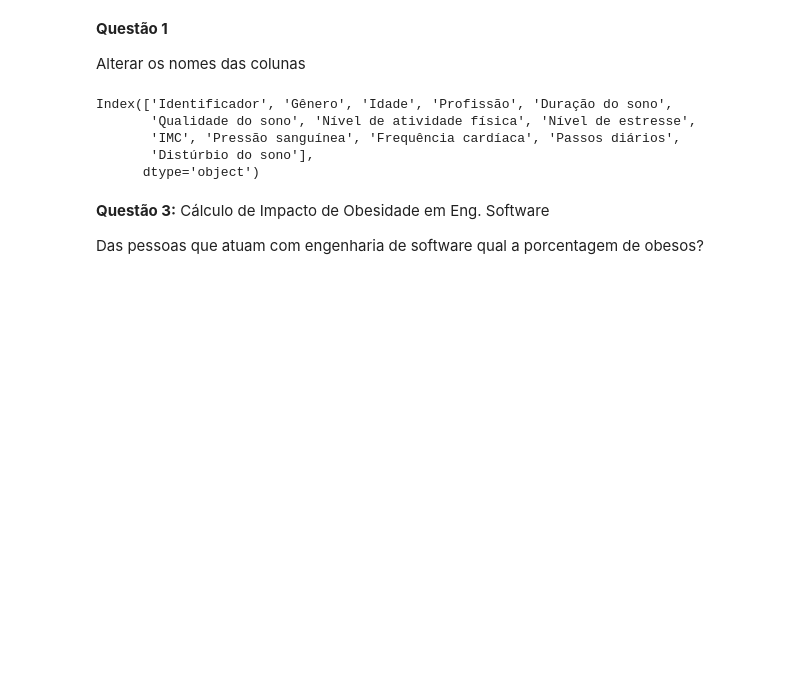
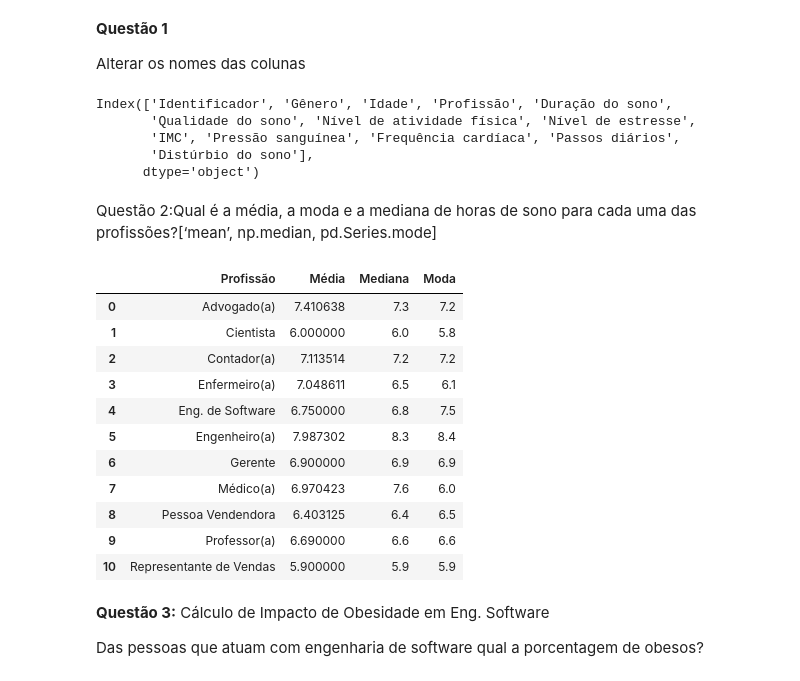
Before and after one commit to karoll-kf/Nina-da-Hora---Python-para-Dados-Bootcamp-Data-Analytics-2026.1, a Jupyter notebook: Colab.py.ipynb, the cells around one changed output. Saved outputs shown, nothing was run; the diff lists cells and outputs as text; code cells hidden in the pictures; blank space fills up the shorter version.

Commit message:
Add files via upload
Adiciona resolução da Questão 2

```diff
--- a/Colab.py.ipynb
+++ b/Colab.py.ipynb
@@ -21,6 +21,37 @@ Index(['Identificador', 'Gênero', 'Idade', 'Profissão', 'Duração do sono',
        'IMC', 'Pressão sanguínea', 'Frequência cardíaca', 'Passos diários',
        'Distúrbio do sono'],
       dtype='object')
+# %% [markdown]
+Questão 2:Qual é a média, a moda e a mediana de horas de sono para cada uma das profissões?[‘mean’, np.median, pd.Series.mode]
+# %%
+# --- Questão 2 Corrigida ---
+import numpy as np
+import pandas as pd
+
+# Descobre o nome real da coluna de sono para não dar erro
+coluna_sono = 'Duração do sono (horas)' if 'Duração do sono (horas)' in df.columns else 'Duração do sono'
+coluna_profissao = 'Profissão' if 'Profissão' in df.columns else 'Ocupação'
+
+estatisticas_sono = df.groupby(coluna_profissao)[coluna_sono].agg(
+    Média='mean',
+    Mediana=np.median,
+    Moda=lambda x: x.mode().iloc[0] if not x.mode().empty else np.nan
+).reset_index()
+
+display(estatisticas_sono)
+# %% [output]
+|  | Profissão | Média | Mediana | Moda |
+| 0 | Advogado(a) | 7.410638 | 7.3 | 7.2 |
+| 1 | Cientista | 6.000000 | 6.0 | 5.8 |
+| 2 | Contador(a) | 7.113514 | 7.2 | 7.2 |
+| 3 | Enfermeiro(a) | 7.048611 | 6.5 | 6.1 |
+| 4 | Eng. de Software | 6.750000 | 6.8 | 7.5 |
+| 5 | Engenheiro(a) | 7.987302 | 8.3 | 8.4 |
+| 6 | Gerente | 6.900000 | 6.9 | 6.9 |
+| 7 | Médico(a) | 6.970423 | 7.6 | 6.0 |
+| 8 | Pessoa Vendendora | 6.403125 | 6.4 | 6.5 |
+| 9 | Professor(a) | 6.690000 | 6.6 | 6.6 |
+| 10 | Representante de Vendas | 5.900000 | 5.9 | 5.9 |
 # %% [markdown]
 **Questão 3:** Cálculo de Impacto de Obesidade em Eng. Software
 
```
Also changed, not shown: parts of 12 cells of this notebook.
